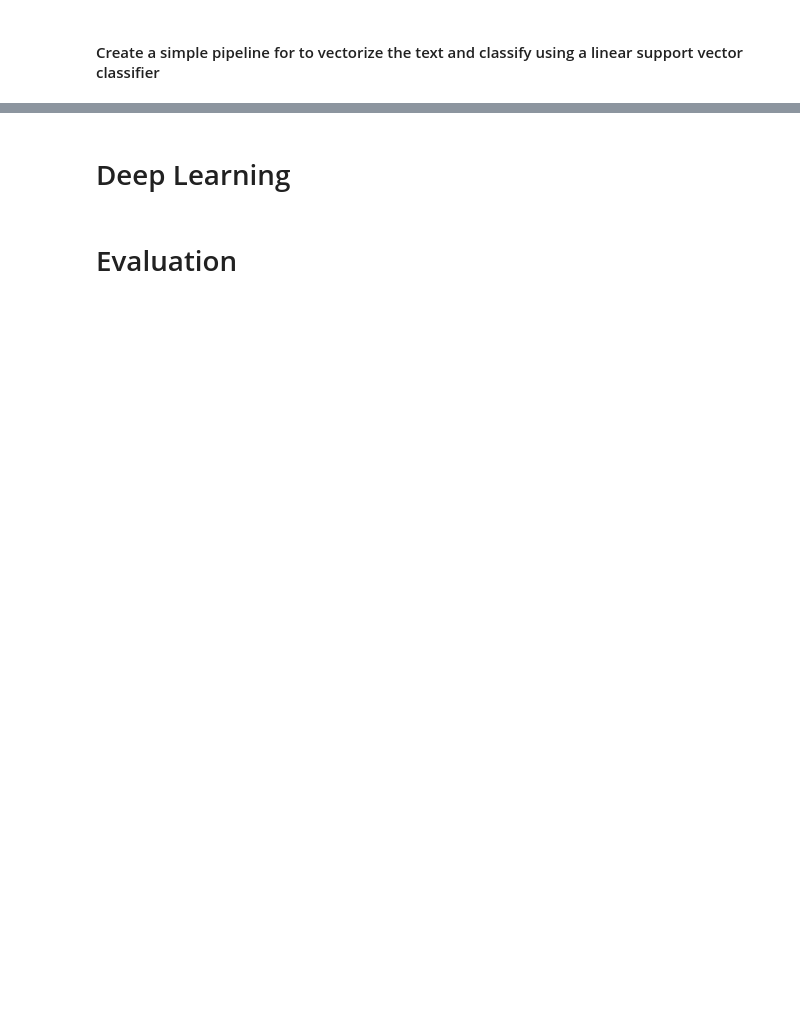
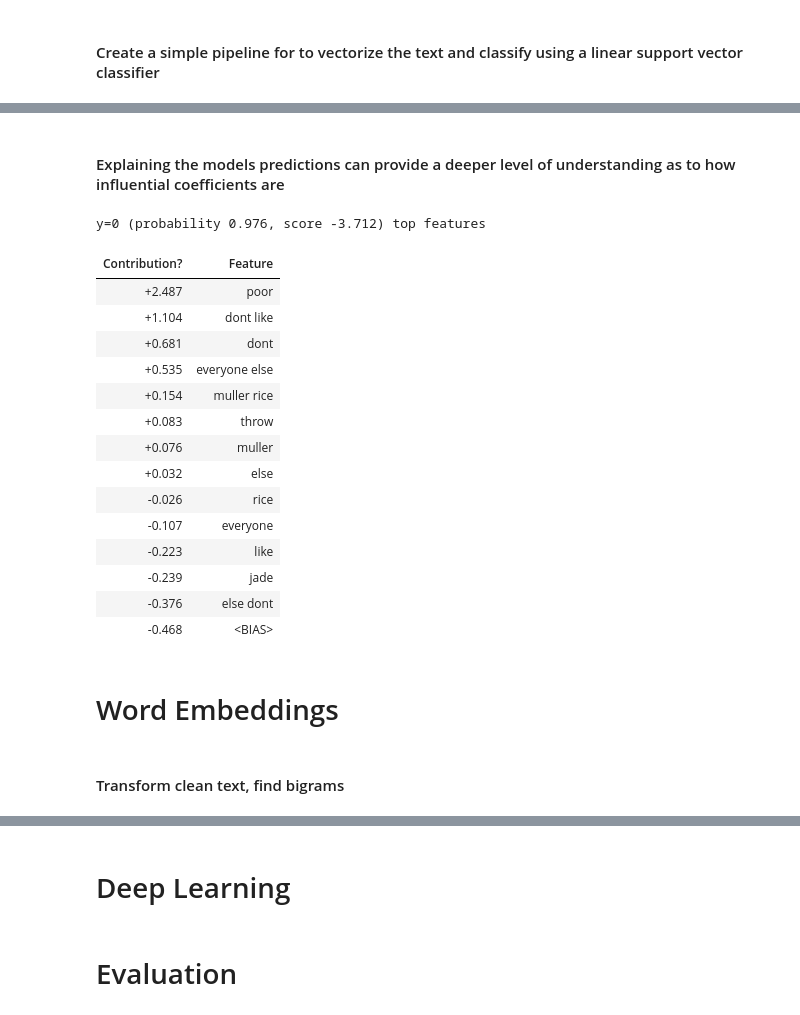
Before and after one commit to tommywatts/ml_projects, a Jupyter notebook: twitter_sentiment/capstone.ipynb, the cells around one changed output, grey strips where cells are left out. Drawn from its saved outputs; the diff is of its cells as text; code cells hidden in the pictures; blank space fills up the shorter version.

```diff
--- a/twitter_sentiment/capstone.ipynb
+++ b/twitter_sentiment/capstone.ipynb
@@ -256,0 +422,30 @@ print(classification_report(y_test, best_svc_pipe.predict(X_test)))
+# %% [markdown]
+#### Explaining the models predictions can provide a deeper level of understanding as to how influential coefficients are
+# %%
+# get vocabulary from tdidf
+vocab = {v: k for k, v in best_logit_pipe.named_steps['vectorizer'].vocabulary_.items()}
+
+test_segment = X_test.iloc[0]
+eli5.explain_prediction(best_logit_pipe.named_steps['classifier'],
+                        best_logit_pipe.named_steps['vectorizer'].transform([test_segment]),
+                        top=(10, 10),
+                        feature_names = vocab)
+# %% [output]
+y=0 (probability 0.976, score -3.712) top features
+| Contribution? | Feature |
+| +2.487 | poor |
+| +1.104 | dont like |
+| +0.681 | dont |
+| +0.535 | everyone else |
+| +0.154 | muller rice |
+| +0.083 | throw |
+| +0.076 | muller |
+| +0.032 | else |
+| -0.026 | rice |
+| -0.107 | everyone |
+| -0.223 | like |
+| -0.239 | jade |
+| -0.376 | else dont |
+| -0.468 | <BIAS> |
+# %% [markdown]
+# Word Embeddings
@@ -256,0 +458,2 @@ print(classification_report(y_test, best_svc_pipe.predict(X_test)))
+# %% [markdown]
+#### Transform clean text, find bigrams
```
Also changed, not shown: parts of 43 cells of this notebook.
